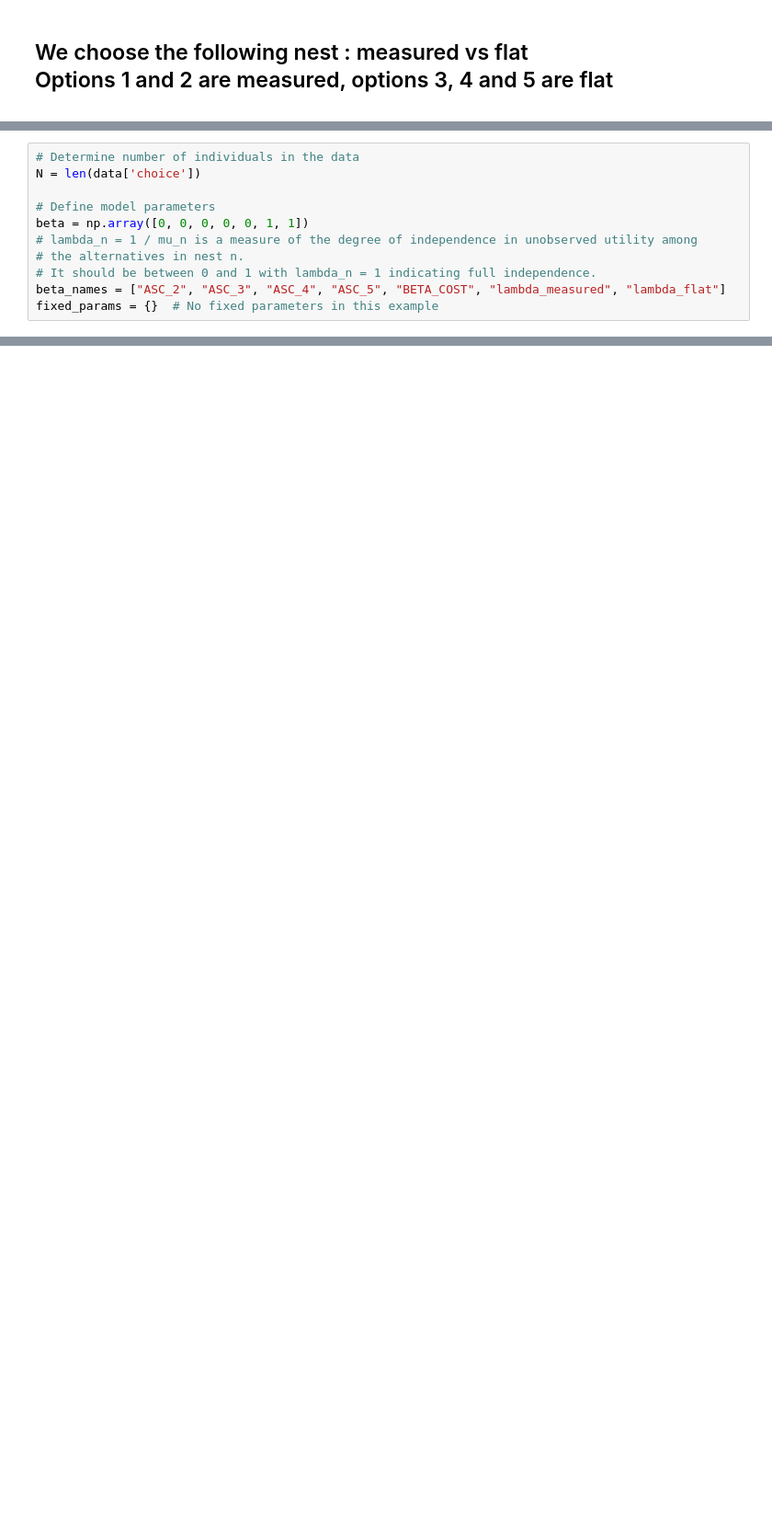
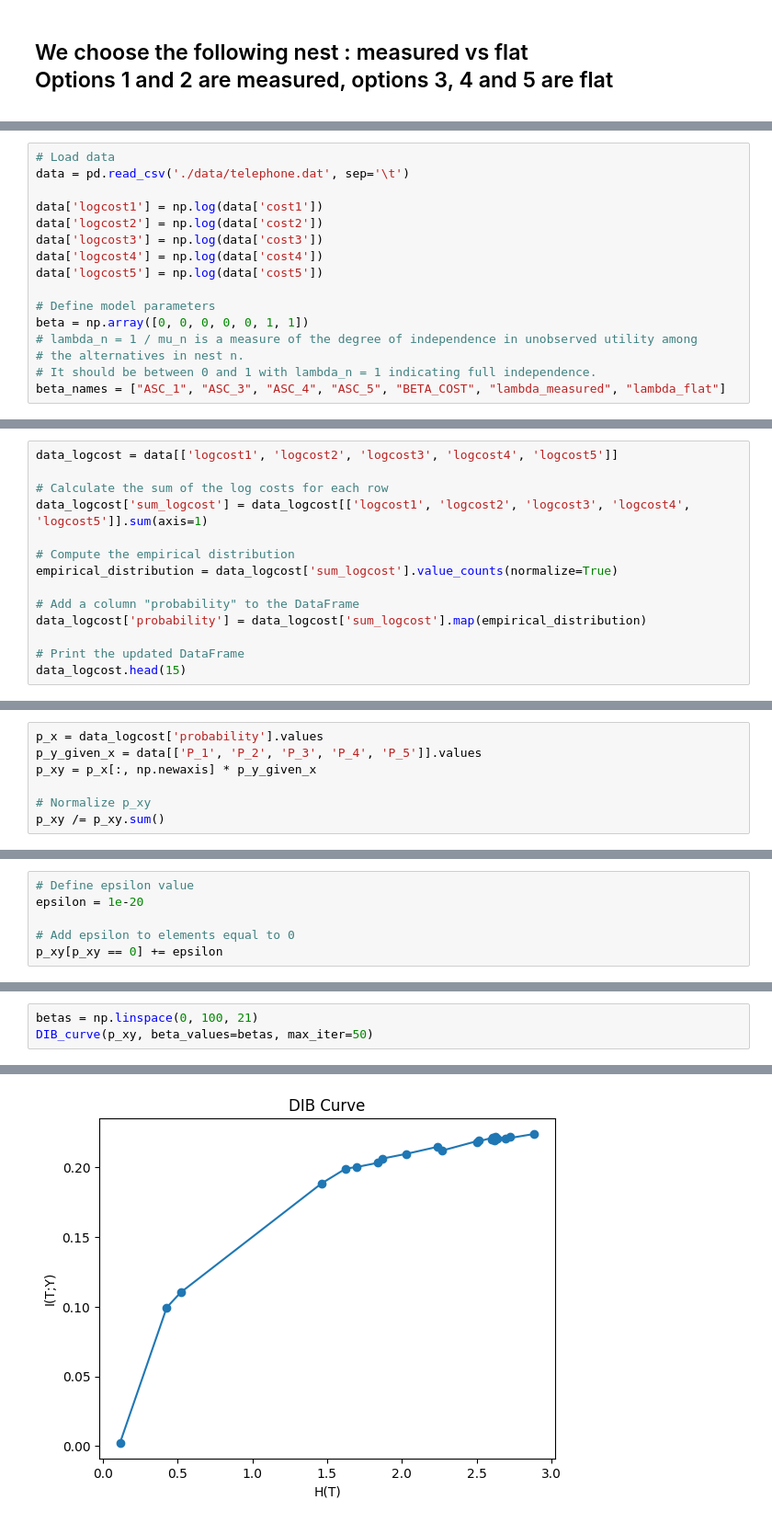
Before and after one commit to alex-monti/Master-Thesis, a Jupyter notebook: NLM-telephone.ipynb, the cells around one changed output, grey strips where cells are left out. Shown: that part at 92% size. Cells and saved outputs as stored; diff of their text form; blank space fills up the shorter version.

Commit message:
first DIB tests on telephone data, updated report

```diff
--- a/NLM-telephone.ipynb
+++ b/NLM-telephone.ipynb
@@ -135,14 +74,19 @@ data_cost = data[['choice', 'avail1', 'avail2', 'avail3', 'avail4', 'avail5',
 # %%
-# Determine number of individuals in the data
-N = len(data['choice'])
+# Load data
+data = pd.read_csv('./data/telephone.dat', sep='\t')
+
+data['logcost1'] = np.log(data['cost1'])
+data['logcost2'] = np.log(data['cost2'])
+data['logcost3'] = np.log(data['cost3'])
+data['logcost4'] = np.log(data['cost4'])
+data['logcost5'] = np.log(data['cost5'])
 
 # Define model parameters
 beta = np.array([0, 0, 0, 0, 0, 1, 1])
 # lambda_n = 1 / mu_n is a measure of the degree of independence in unobserved utility among
 # the alternatives in nest n.
 # It should be between 0 and 1 with lambda_n = 1 indicating full independence.
-beta_names = ["ASC_2", "ASC_3", "ASC_4", "ASC_5", "BETA_COST", "lambda_measured", "lambda_flat"]
-fixed_params = {}  # No fixed parameters in this example
+beta_names = ["ASC_1", "ASC_3", "ASC_4", "ASC_5", "BETA_COST", "lambda_measured", "lambda_flat"]
 # %%
 # Estimate parameters
 result, se, t_stat, p_value = estimate_nested_logit(data, beta, beta_names, log_likelihood_telephone)
@@ -190,0 +125,14 @@ data.head(15)
+# %%
+data_logcost = data[['logcost1', 'logcost2', 'logcost3', 'logcost4', 'logcost5']]
+
+# Calculate the sum of the log costs for each row
+data_logcost['sum_logcost'] = data_logcost[['logcost1', 'logcost2', 'logcost3', 'logcost4', 'logcost5']].sum(axis=1)
+
+# Compute the empirical distribution
+empirical_distribution = data_logcost['sum_logcost'].value_counts(normalize=True)
+
+# Add a column "probability" to the DataFrame
+data_logcost['probability'] = data_logcost['sum_logcost'].map(empirical_distribution)
+
+# Print the updated DataFrame
+data_logcost.head(15)
@@ -190,0 +166,7 @@ data.head(15)
+# %%
+p_x = data_logcost['probability'].values
+p_y_given_x = data[['P_1', 'P_2', 'P_3', 'P_4', 'P_5']].values
+p_xy = p_x[:, np.newaxis] * p_y_given_x
+
+# Normalize p_xy
+p_xy /= p_xy.sum()
@@ -190,0 +183,6 @@ data.head(15)
+# %%
+# Define epsilon value
+epsilon = 1e-20
+
+# Add epsilon to elements equal to 0
+p_xy[p_xy == 0] += epsilon
@@ -190,0 +218,4 @@ data.head(15)
+# %%
+betas = np.linspace(0, 100, 21)
+DIB_curve(p_xy, beta_values=betas, max_iter=50)
+# %% [output]
@@ -190,0 +239 @@ data.head(15)
+[figure, added]
```
Also changed, not shown: parts of 23 cells of this notebook, 20 other files.
